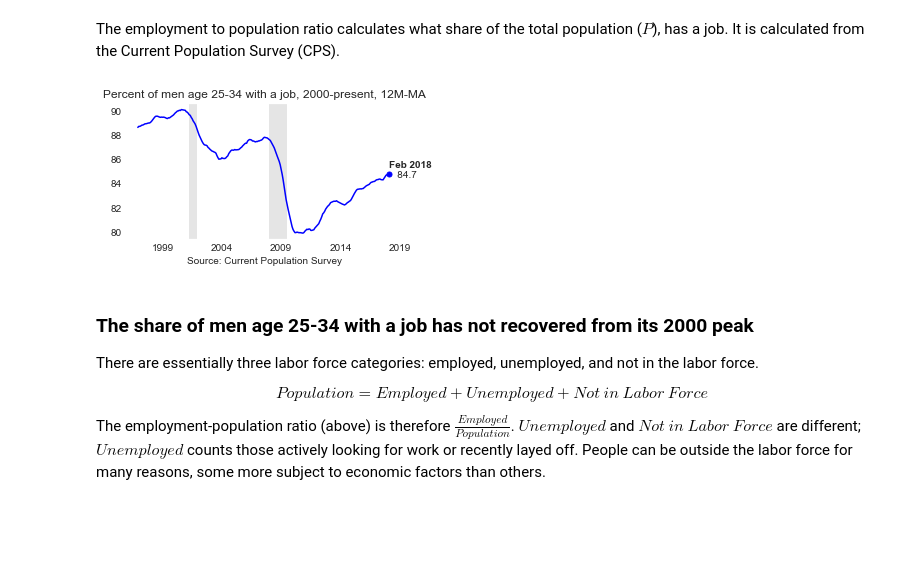
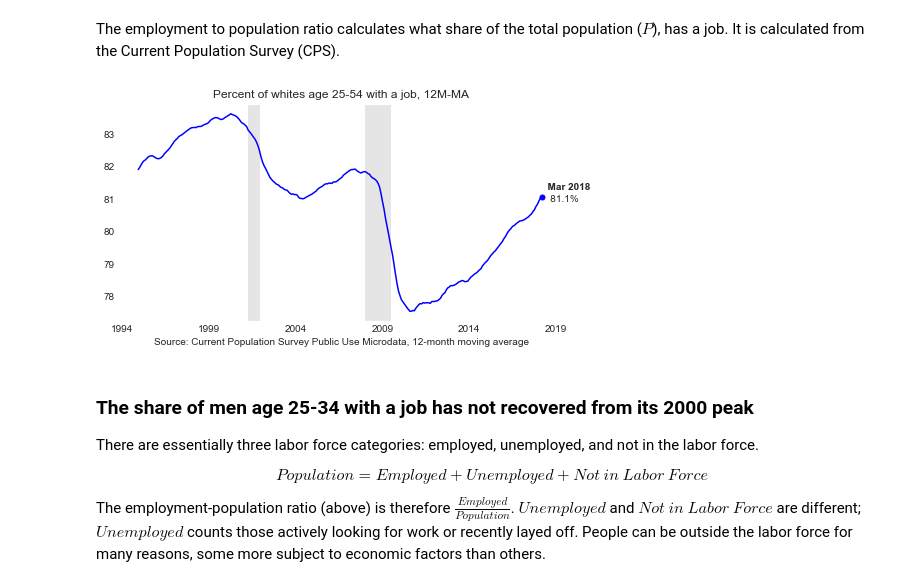
Before and after one commit to bdecon/econ_data, a Jupyter notebook: micro/CPS_Labor_Market_Grapher.ipynb, the cells around one changed output. Cells and saved outputs as stored; diff of their text form; code cells hidden in the pictures; blank space fills up the shorter version.

Commit message:
Updated CPS grapher

```diff
--- a/micro/CPS_Labor_Market_Grapher.ipynb
+++ b/micro/CPS_Labor_Market_Grapher.ipynb
@@ -154,17 +150,21 @@ def get_cps_data(filters, calc_type, decile=0.5, rtype='share'):
     # Take one-year moving average to smooth out seasonality and noise
     return data.dropna()
 
-def labor_mkt_grapher(title, data, color):
+def labor_mkt_grapher(title, data, color, decimals=1):
     """Graph the labor market! """
     spcr, spcr2 = (data.max() - data.min()) / 26, (data.max() - data.min()) / 40
     ax = data.plot(title=title, figsize=(8, 4), color=color)
     ax = plt.scatter([data.index[-1]], [data[-1]], color=color, s=25)
     for i, v in rec_dt:
         ax = plt.axvspan(i, v, fill=True, linewidth=0, color='gray', alpha=0.2)
-    ax = plt.annotate(f'  {data[-1]: .1f}%', (data.index[-1], data[-1]-spcr2))
+    if decimals == 1:
+        ax = plt.annotate(f'   {data[-1]: .1f}%', (data.index[-1], data[-1]-spcr2))
+        ax = plt.xlabel('Source: Current Population Survey microdata, 12-month moving average')
+    else:
+        ax = plt.annotate(f'   ${data[-1]: .2f}', (data.index[-1], data[-1]-spcr2))
+        ax = plt.xlabel('Source: Current Population Survey microdata, adjusted for inflation by CPI-U')
     ax = plt.annotate(f'  {data.index[-1]:%b %Y}', (data.index[-1], data[-1]+spcr),
                       fontweight='bold')
-    ax = plt.xlabel('Source: Current Population Survey, adjusted for inflation by CPI-U')
 # %%
 # Calculate total group size (millions)
 filters = 'PRTAGE > 24 and PRTAGE < 55 and WBHAO == 2 '
@@ -248,13 +248,13 @@ labor_mkt_grapher(title, data, 'purple')
 The employment to population ratio calculates what share of the total population ($P$), has a job. It is calculated from the Current Population Survey (CPS).
 # %%
 # Employment to Population Ratio
-filters = 'PRTAGE >= 25 and PRTAGE <= 34 and PESEX == 1'
+filters = 'PRTAGE >= 25 and PRTAGE <= 54 and WBHAO == 1'
 calc_type = 'epop'
-title = 'Percent of men age 25-34 with a job, 2000-present, 12M-MA'
+title = 'Percent of whites age 25-54 with a job, 12M-MA'
 data = get_cps_data(filters, calc_type)
 labor_mkt_grapher(title, data, 'blue')
 # %% [output]
-[figure, old version]
+[figure, new version]
 # %% [markdown]
 ### The share of men age 25-34 with a job has not recovered from its 2000 peak
 
```
Also changed, not shown: parts of 3 cells of this notebook, 1 other file.
